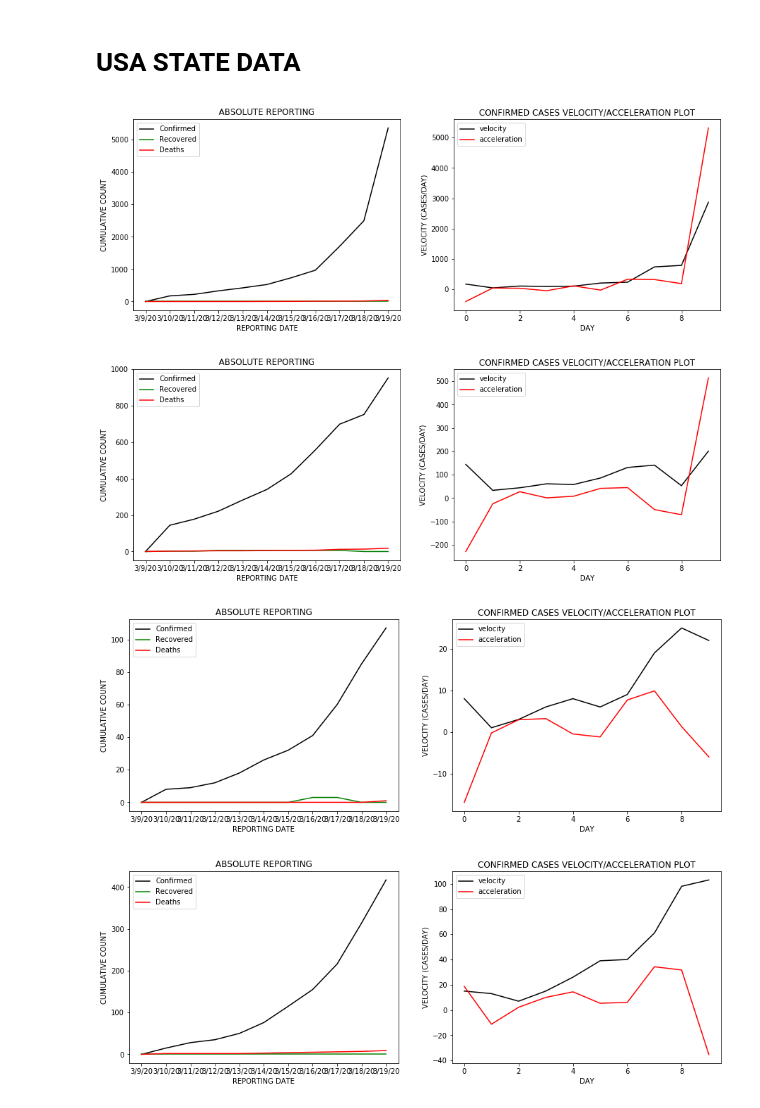
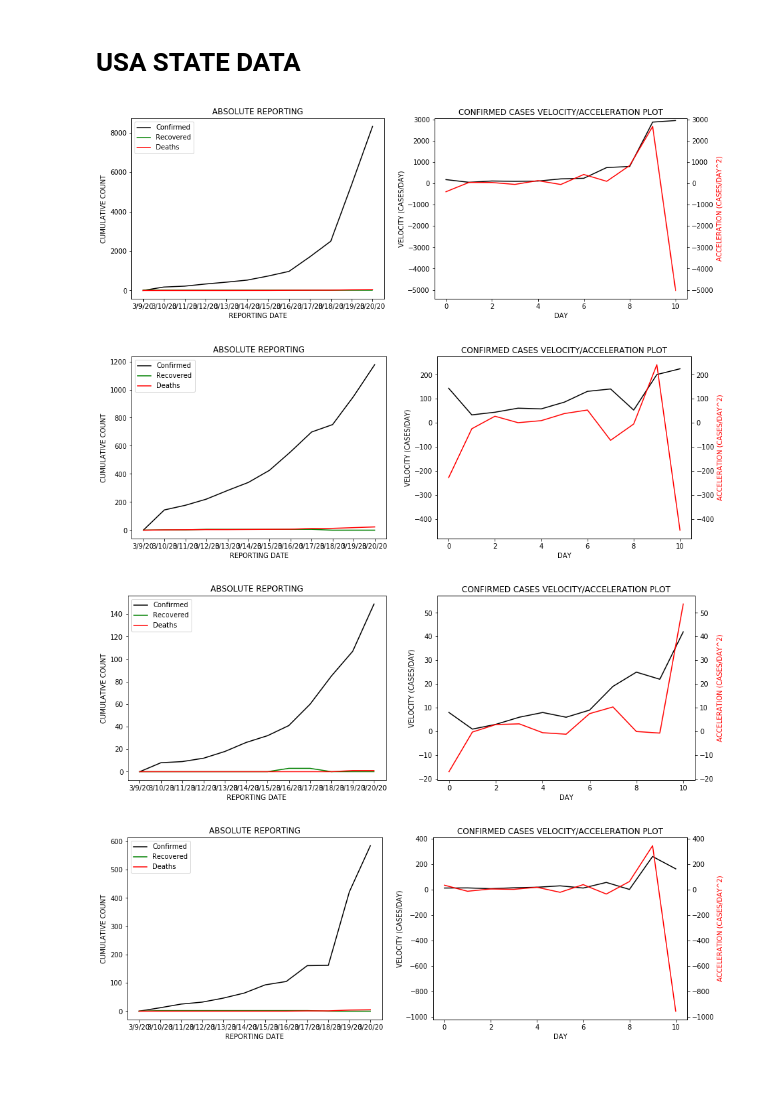
Before and after one commit to FocusedDiversity/Epidemiology, a Jupyter notebook: jupyter_nb/Data Sanity Check and Basic Analysis.ipynb, the cells around one changed output. Drawn from its saved outputs; the diff is of its cells as text; code cells hidden in the pictures; blank space fills up the shorter version.

```diff
--- a/jupyter_nb/Data Sanity Check and Basic Analysis.ipynb
+++ b/jupyter_nb/Data Sanity Check and Basic Analysis.ipynb
@@ -64,11 +64,19 @@ def regionalPlots(dataDf, regionName):
     derivatives = getDerivatives(casesPerDay)
 
     axs[1].plot(derivatives['x_range'],casesPerDay, label='velocity', color='black')
-    axs[1].plot(derivatives['x_range'],[0]+derivatives[1], label='acceleration', color='red')
-    axs[1].legend()
+    axs[1].set_ylabel('VELOCITY (CASES/DAY)')
+
+    ax2 = axs[1].twinx()  # instantiate a second axes that shares the same x-axis
+    color = 'tab:blue'
+    ax2.set_ylabel('ACCELERATION (CASES/DAY^2)', color='red')  # we already handled the x-label with ax1
+    ax2.plot(derivatives['x_range'],[0]+derivatives[1], label='acceleration', color='red')
+    axs[1].set_ylim(ax2.get_ylim())
+    #axs[1].plot(derivatives['x_range'],[0]+derivatives[1], label='acceleration', color='red')
+#     axs[1].legend()
+#     ax2.legend()
     axs[1].set_title('CONFIRMED CASES VELOCITY/ACCELERATION PLOT')
     axs[1].set_xlabel('DAY')
-    axs[1].set_ylabel('VELOCITY (CASES/DAY)')
+
     plt.show()
 # %% [markdown]
 #  WORLDWIDE DATA
@@ -99,16 +115,16 @@ for datapoint in ['Confirmed','Recovered', 'Deaths']:
 # %%
 regionalPlots(usaStateData, regionName='New York')
 # %% [output]
-[figure, old version]
+[figure, new version]
 # %%
 regionalPlots(usaStateData, regionName='California')
 # %% [output]
-[figure, old version]
+[figure, new version]
 # %%
 regionalPlots(usaStateData, regionName='Maryland')
 # %% [output]
-[figure, old version]
+[figure, new version]
 # %%
-regionalPlots(usaStateData, regionName='Florida')
+regionalPlots(usaStateData, regionName='Illinois')
 # %% [output]
-[figure, old version]
+[figure, new version]
```
Also changed, not shown: parts of 9 cells of this notebook.
